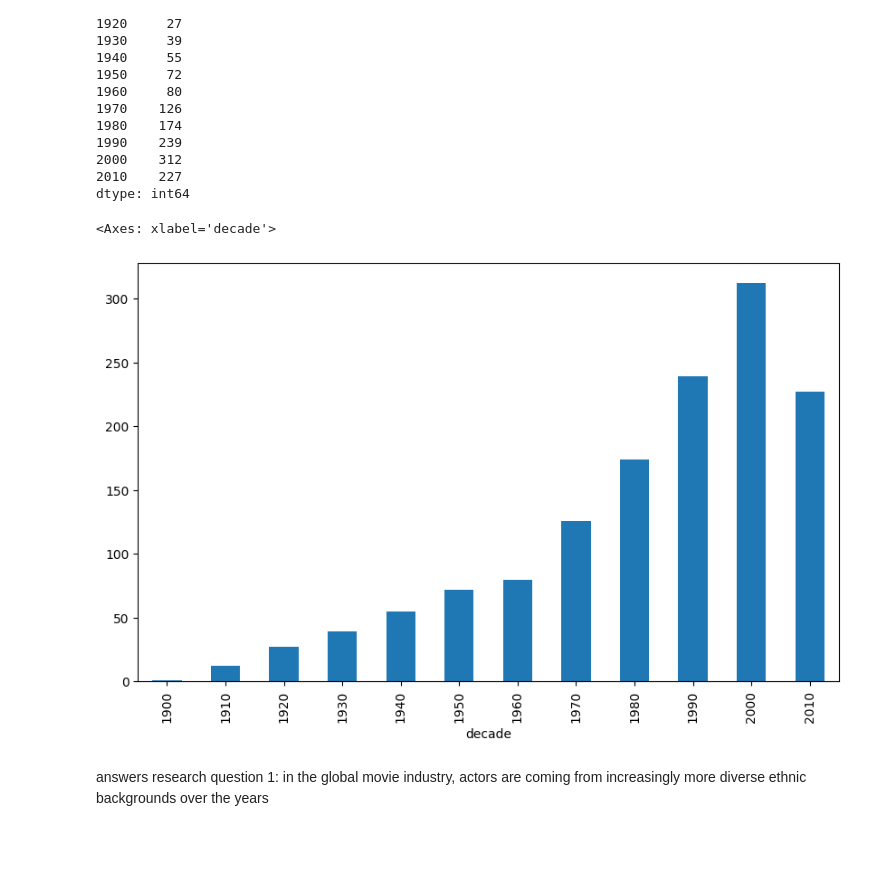
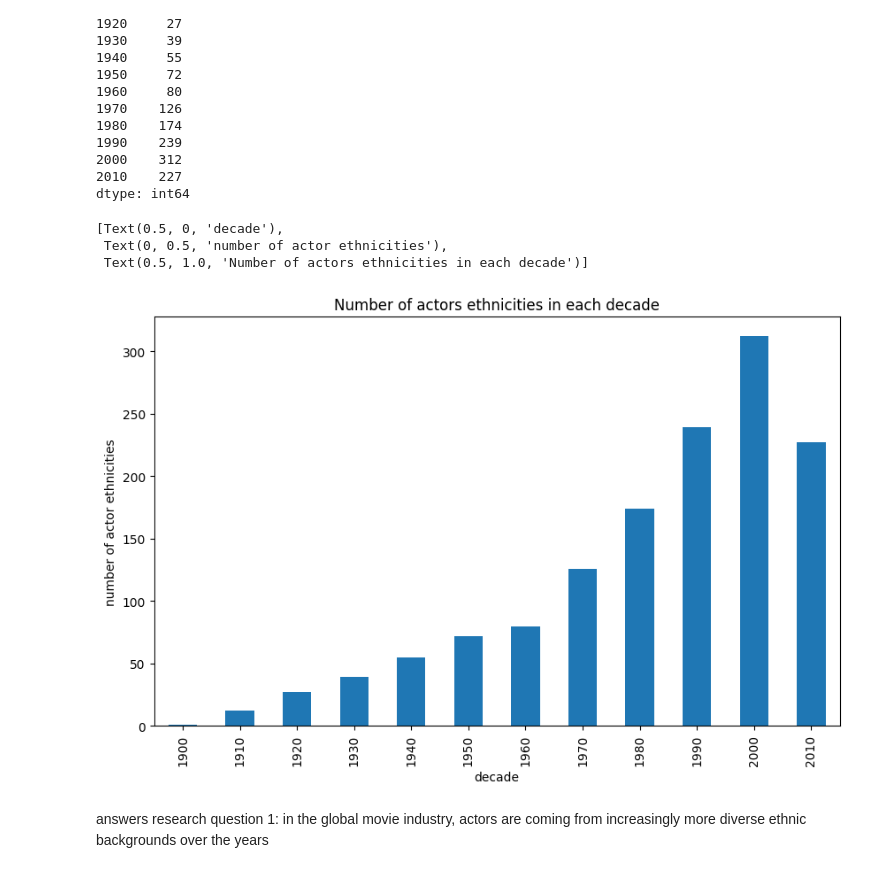
Before and after one commit to epfl-ada/ada-2023-project-zalix, a Jupyter notebook: project_milestone2.ipynb, the cells around one changed output. Drawn from its saved outputs; the diff is of its cells as text; code cells hidden in the pictures; blank space fills up the shorter version.

```diff
--- a/project_milestone2.ipynb
+++ b/project_milestone2.ipynb
@@ -480,10 +475,14 @@ decade
 dtype: int64
 # %%
 # plot bar chart the number of actor ethnicities in each decade
-decade_num_ethnicities.plot.bar(stacked=True,y="test", figsize=(10, 6))
+axes = decade_num_ethnicities.plot.bar(stacked=True,y="test", figsize=(10, 6))
+
+axes.set(xlabel = "decade",ylabel="number of actor ethnicities",title="Number of actors ethnicities in each decade")
 # %% [output]
-<Axes: xlabel='decade'>
+[Text(0.5, 0, 'decade'),
+ Text(0, 0.5, 'number of actor ethnicities'),
+ Text(0.5, 1.0, 'Number of actors ethnicities in each decade')]
-[figure, old version]
+[figure, new version]
 # %% [markdown]
 answers research question 1: in the global movie industry, actors are coming from increasingly more diverse ethnic backgrounds over the years
 # %% [markdown]
```
Also changed, not shown: parts of 6 cells of this notebook.
